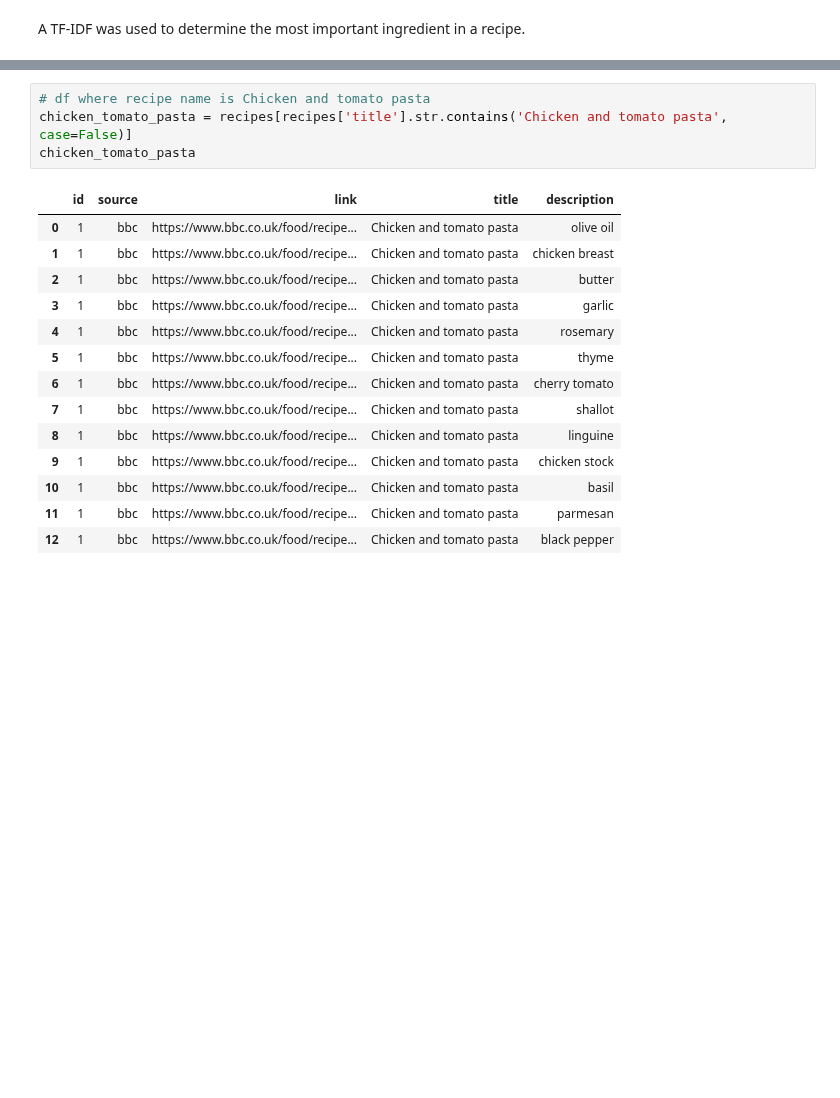
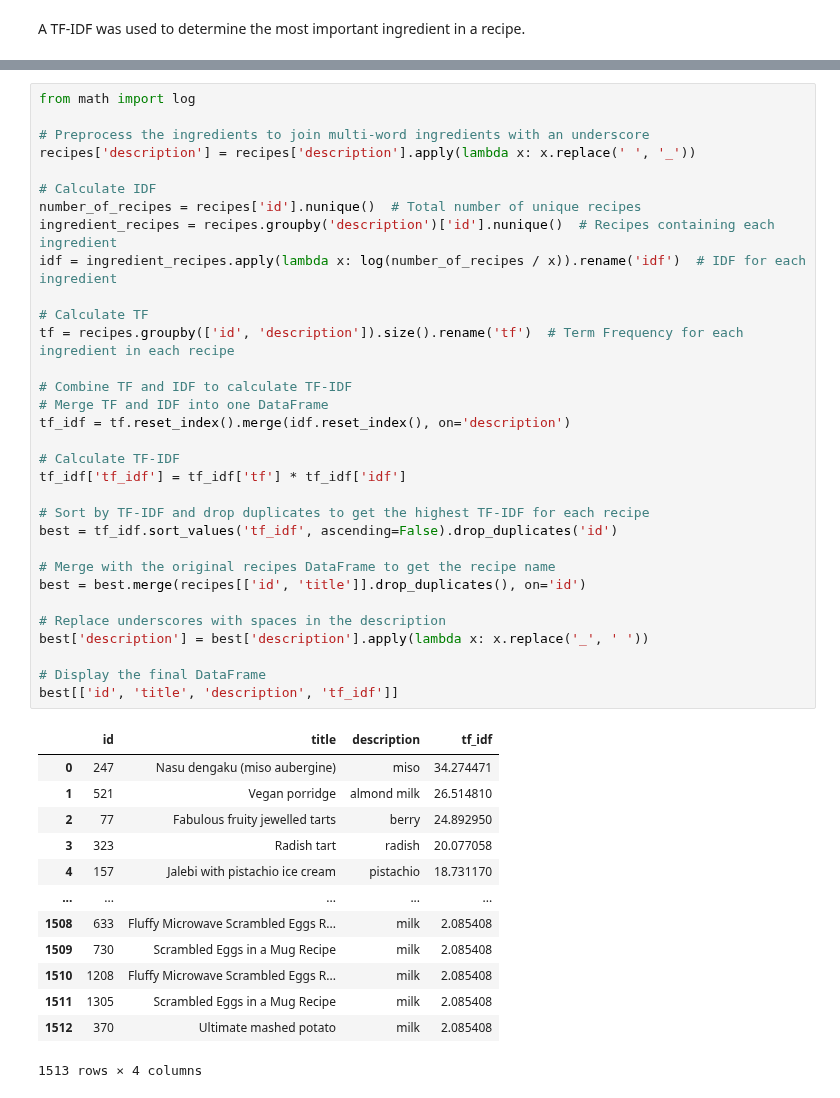
Before and after one commit to AfonsoCunha22/ComputationalToolsProject, a Jupyter notebook: 2_Recipe_Scrapping.ipynb, the cells around one changed output, grey strips where cells are left out. Cells and saved outputs as stored; diff of their text form; blank space fills up the shorter version.

```diff
--- a/2_Recipe_Scrapping.ipynb
+++ b/2_Recipe_Scrapping.ipynb
@@ -571,22 +536,49 @@ AttributeError: 'float' object has no attribute 'replace'
-# %%
-# df where recipe name is Chicken and tomato pasta
-chicken_tomato_pasta = recipes[recipes['title'].str.contains('Chicken and tomato pasta', case=False)]
-chicken_tomato_pasta
-# %% [output]
-|  | id | source | link | title | description |
-| 0 | 1 | bbc | https://www.bbc.co.uk/food/recipe... | Chicken and tomato pasta | olive oil |
-| 1 | 1 | bbc | https://www.bbc.co.uk/food/recipe... | Chicken and tomato pasta | chicken breast |
-| 2 | 1 | bbc | https://www.bbc.co.uk/food/recipe... | Chicken and tomato pasta | butter |
-| 3 | 1 | bbc | https://www.bbc.co.uk/food/recipe... | Chicken and tomato pasta | garlic |
-| 4 | 1 | bbc | https://www.bbc.co.uk/food/recipe... | Chicken and tomato pasta | rosemary |
-| 5 | 1 | bbc | https://www.bbc.co.uk/food/recipe... | Chicken and tomato pasta | thyme |
-| 6 | 1 | bbc | https://www.bbc.co.uk/food/recipe... | Chicken and tomato pasta | cherry tomato |
-| 7 | 1 | bbc | https://www.bbc.co.uk/food/recipe... | Chicken and tomato pasta | shallot |
-| 8 | 1 | bbc | https://www.bbc.co.uk/food/recipe... | Chicken and tomato pasta | linguine |
-| 9 | 1 | bbc | https://www.bbc.co.uk/food/recipe... | Chicken and tomato pasta | chicken stock |
-| 10 | 1 | bbc | https://www.bbc.co.uk/food/recipe... | Chicken and tomato pasta | basil |
-| 11 | 1 | bbc | https://www.bbc.co.uk/food/recipe... | Chicken and tomato pasta | parmesan |
-| 12 | 1 | bbc | https://www.bbc.co.uk/food/recipe... | Chicken and tomato pasta | black pepper |
+# %%
+from math import log
+
+# Preprocess the ingredients to join multi-word ingredients with an underscore
+recipes['description'] = recipes['description'].apply(lambda x: x.replace(' ', '_'))
+
+# Calculate IDF
+number_of_recipes = recipes['id'].nunique()  # Total number of unique recipes
+ingredient_recipes = recipes.groupby('description')['id'].nunique()  # Recipes containing each ingredient
+idf = ingredient_recipes.apply(lambda x: log(number_of_recipes / x)).rename('idf')  # IDF for each ingredient
+
+# Calculate TF
+tf = recipes.groupby(['id', 'description']).size().rename('tf')  # Term Frequency for each ingredient in each recipe
+
+# Combine TF and IDF to calculate TF-IDF
+# Merge TF and IDF into one DataFrame
+tf_idf = tf.reset_index().merge(idf.reset_index(), on='description')
+
+# Calculate TF-IDF
+tf_idf['tf_idf'] = tf_idf['tf'] * tf_idf['idf']
+
+# Sort by TF-IDF and drop duplicates to get the highest TF-IDF for each recipe
+best = tf_idf.sort_values('tf_idf', ascending=False).drop_duplicates('id')
+
+# Merge with the original recipes DataFrame to get the recipe name
+best = best.merge(recipes[['id', 'title']].drop_duplicates(), on='id')
+
+# Replace underscores with spaces in the description
+best['description'] = best['description'].apply(lambda x: x.replace('_', ' '))
+
+# Display the final DataFrame
+best[['id', 'title', 'description', 'tf_idf']]
+# %% [output]
+|  | id | title | description | tf_idf |
+| 0 | 247 | Nasu dengaku (miso aubergine) | miso | 34.274471 |
+| 1 | 521 | Vegan porridge | almond milk | 26.514810 |
+| 2 | 77 | Fabulous fruity jewelled tarts | berry | 24.892950 |
+| 3 | 323 | Radish tart | radish | 20.077058 |
+| 4 | 157 | Jalebi with pistachio ice cream | pistachio | 18.731170 |
+| ... | ... | ... | ... | ... |
+| 1508 | 633 | Fluffy Microwave Scrambled Eggs R... | milk | 2.085408 |
+| 1509 | 730 | Scrambled Eggs in a Mug Recipe | milk | 2.085408 |
+| 1510 | 1208 | Fluffy Microwave Scrambled Eggs R... | milk | 2.085408 |
+| 1511 | 1305 | Scrambled Eggs in a Mug Recipe | milk | 2.085408 |
+| 1512 | 370 | Ultimate mashed potato | milk | 2.085408 |
+1513 rows × 4 columns
 # %%
 # print a word cloud of the recipe with more ingredients and the size of ingredients acoording to tf-idf value
 
```
Also changed, not shown: parts of 2 cells of this notebook, 2 other files.
